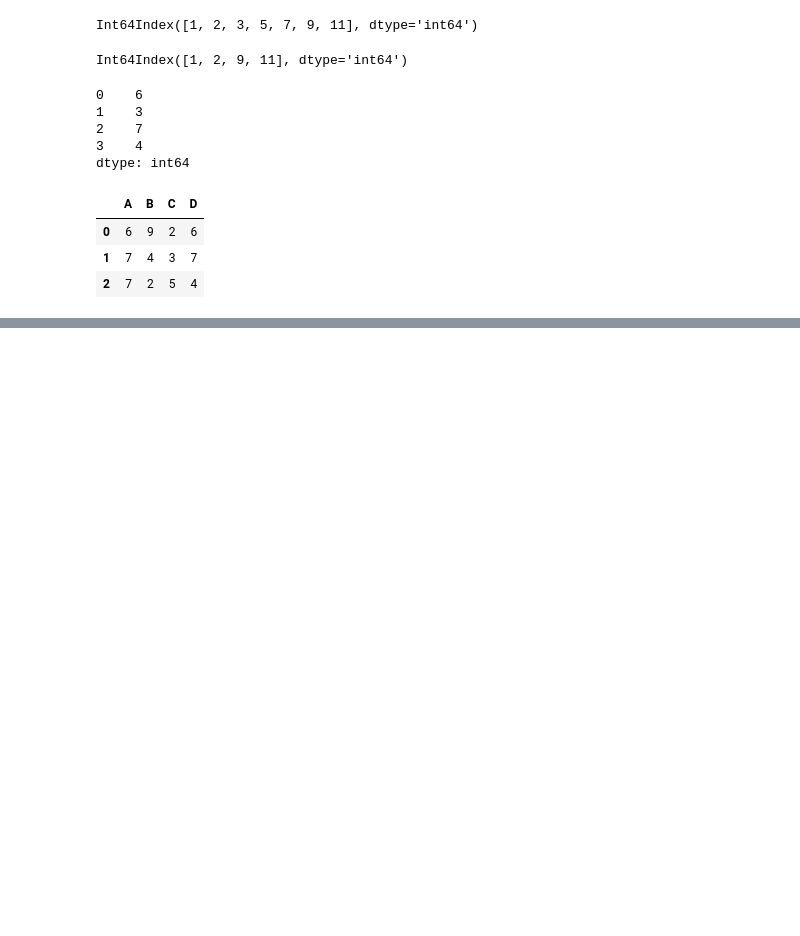
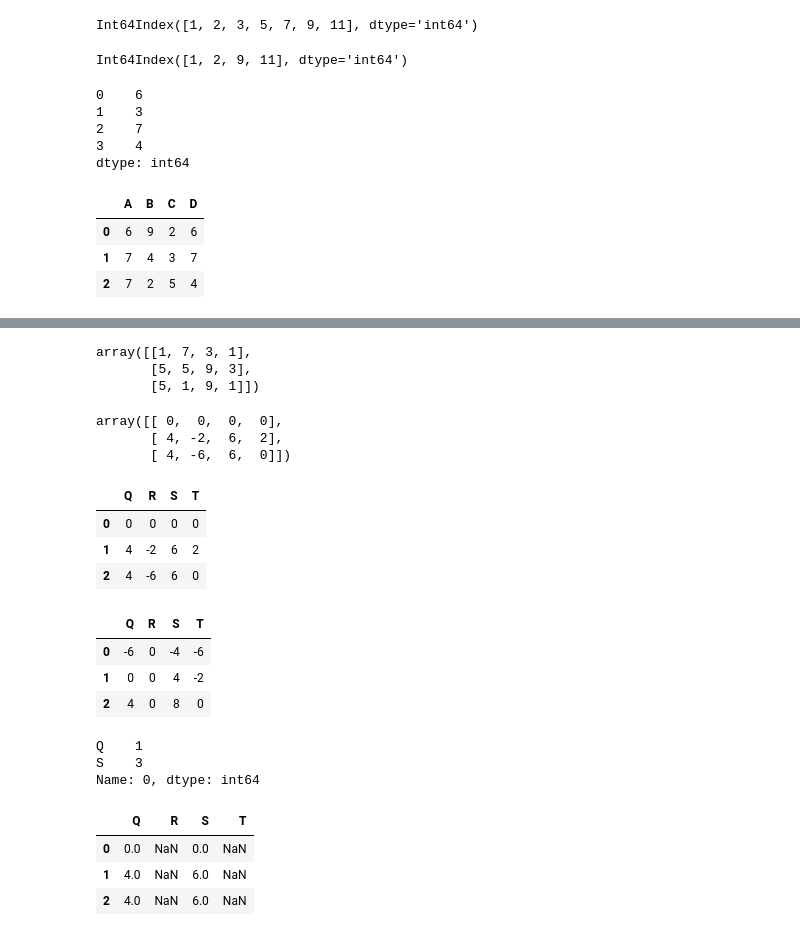
Before and after one commit to renuarimilli/HW01_assignment, a Jupyter notebook: Copy_of_homework01_renuka_arimilli.ipynb, the cells around one changed output, grey strips where cells are left out. Saved outputs shown, nothing was run; the diff lists cells and outputs as text; code cells hidden in the pictures; blank space fills up the shorter version.

```diff
--- a/Copy_of_homework01_renuka_arimilli.ipynb
+++ b/Copy_of_homework01_renuka_arimilli.ipynb
@@ -814,0 +897,42 @@ df
+# %%
+A = rng.randint(10, size=(3, 4))
+A
+# %% [output]
+array([[1, 7, 3, 1],
+       [5, 5, 9, 3],
+       [5, 1, 9, 1]])
+# %%
+A - A[0]
+# %% [output]
+array([[ 0,  0,  0,  0],
+       [ 4, -2,  6,  2],
+       [ 4, -6,  6,  0]])
+# %%
+df = pd.DataFrame(A, columns=list('QRST'))
+df - df.iloc[0]
+# %% [output]
+|  | Q | R | S | T |
+| 0 | 0 | 0 | 0 | 0 |
+| 1 | 4 | -2 | 6 | 2 |
+| 2 | 4 | -6 | 6 | 0 |
+# %%
+df.subtract(df['R'], axis=0)
+# %% [output]
+|  | Q | R | S | T |
+| 0 | -6 | 0 | -4 | -6 |
+| 1 | 0 | 0 | 4 | -2 |
+| 2 | 4 | 0 | 8 | 0 |
+# %%
+halfrow = df.iloc[0, ::2]
+halfrow
+# %% [output]
+Q    1
+S    3
+Name: 0, dtype: int64
+# %%
+df - halfrow
+# %% [output]
+|  | Q | R | S | T |
+| 0 | 0.0 | NaN | 0.0 | NaN |
+| 1 | 4.0 | NaN | 6.0 | NaN |
+| 2 | 4.0 | NaN | 6.0 | NaN |
```
Also changed, not shown: parts of 11 cells of this notebook.
